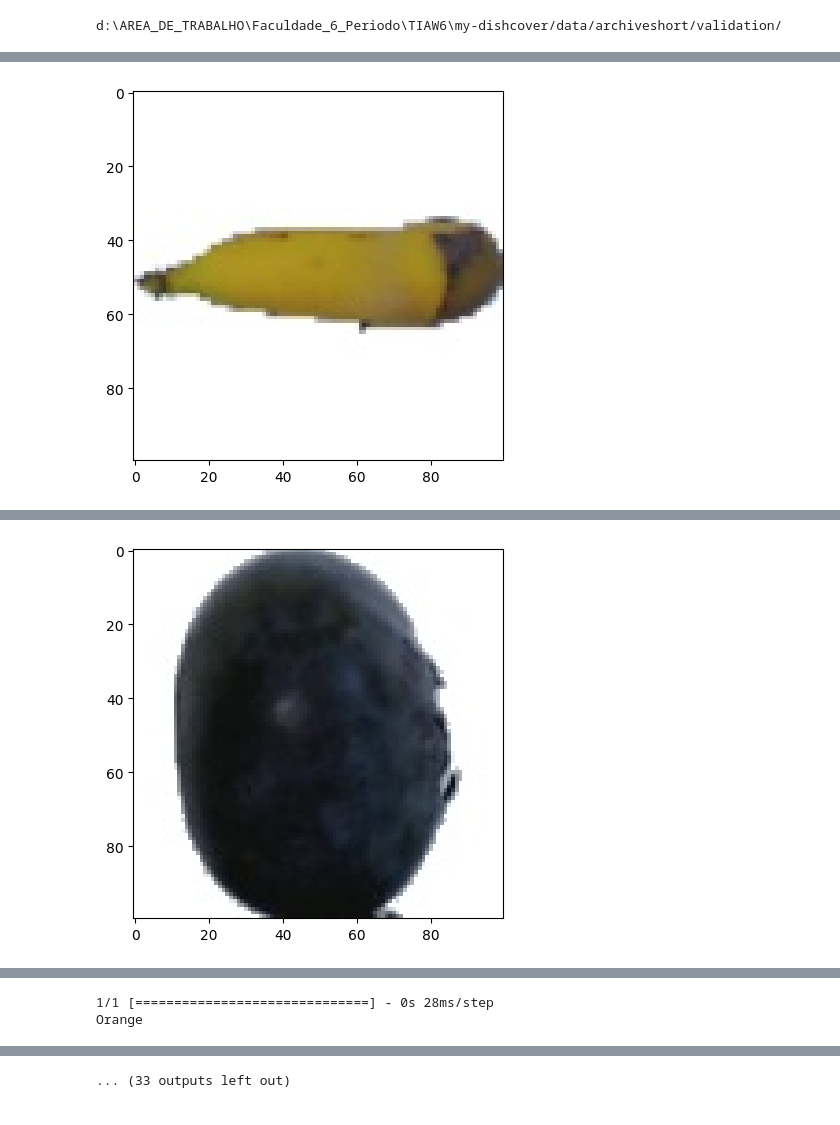
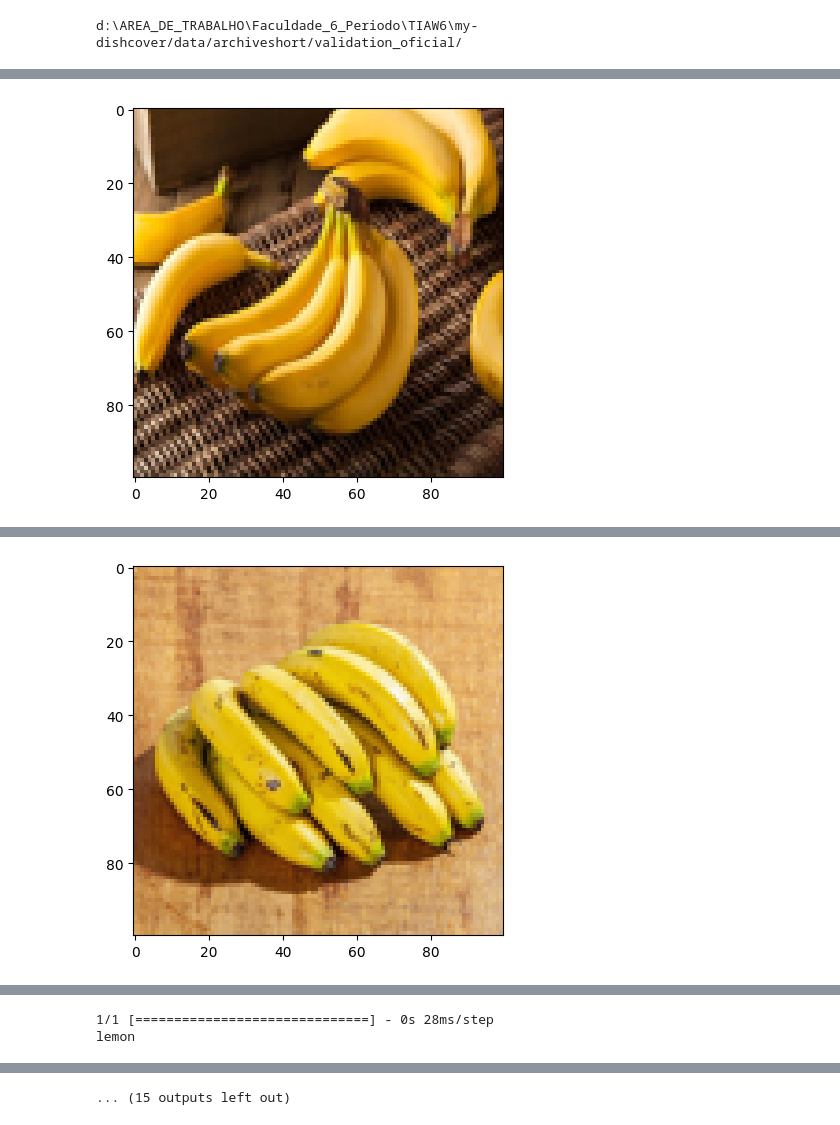
Before and after one commit to LucasVinicius314/dishcover, a Jupyter notebook: ia/rede_neural_class.ipynb, the cells around one changed output, grey strips where cells are left out. Saved outputs shown, nothing was run; the diff lists cells and outputs as text; code cells hidden in the pictures.

```diff
--- a/ia/rede_neural_class.ipynb
+++ b/ia/rede_neural_class.ipynb
@@ -11,7 +11,7 @@ from scikeras.wrappers import KerasClassifier
 import cv2
 import os
 # %%
-img = image.load_img("./data/archiveshort/validation/3ue6xm.jpg")
+img = image.load_img("./data/archiveshort/validation/3lci8x.jpg")
 plt.imshow(img)
 # %% [output]
 <matplotlib.image.AxesImage at 0x...>
@@ -23,6 +23,6 @@ cv2.imread("./data/archiveshort/validation/q4nlo5.jpg").shape
 # %%
-path_treino = "./data/archiveshort/train/"
-path_test = "./data/archiveshort/train/"
+path_treino = "./data/archiveshort/data/train/"
+path_test = "./data/archiveshort/data/test/"
 # %%
 # Pré-processamento dos dados
 train_datagen = ImageDataGenerator(rescale=1./255)
@@ -104,3 +109,5 @@ Epoch 50/50
+# %%
+model = load_model("./model/modelo_fruits_classifier.h5")
 # %%
 from sklearn.model_selection import cross_val_score
 from sklearn.model_selection import KFold
@@ -157,15 +150,26 @@ plt.show()
 # %%
+from PIL import Image
+
 dire = os.getcwd()
 
-diretorio = dire + "/data/archiveshort/validation/"
+diretorio = dire + "/data/archiveshort/validation_oficial/"
+# diretorio = dire + "/data/archiveshort/data/validation/"
 
 print(diretorio)
 
 for filename in os.listdir(diretorio):
 
-    if filename.endswith(".jpg") or filename.endswith(".png"):
+
+      if filename.endswith(".jpg") or filename.endswith(".png") or filename.endswith(".jpeg"):
+
         img_path = os.path.join(diretorio, filename)
-        img = image.load_img(img_path)
+
+        img = Image.open(img_path)
+        # imagem_redimensionada = img.resize((100,100))
+        # imagem_redimensionada.save(img_path)
+
+        # img = image.load_img(img_path)
+        img = img.resize((100,100))
         plt.imshow(img)
         plt.show()
 
@@ -173,7 +177,6 @@ for filename in os.listdir(diretorio):
         x = np.expand_dims(x, axis=0)
         images = np.vstack([x])
         value = model.predict(images)
-
         value = value[0].tolist()
 
         value_list_int = list(map(int, value))
@@ -181,6 +184,7 @@ for filename in os.listdir(diretorio):
         maxValue = max(value_list_int)
         valu_posi = value_list_int.index(maxValue)
 
+
         dictClassifier = train_dataset.class_indices
 
         for i,each in enumerate(dictClassifier):
@@ -188,4 +192,4 @@ for filename in os.listdir(diretorio):
           if(valu_posi == i):
             print(each)
 # %% [output]
-d:\AREA_DE_TRABALHO\Faculdade_6_Periodo\TIAW6\my-dishcover/data/archiveshort/validation/
+d:\AREA_DE_TRABALHO\Faculdade_6_Periodo\TIAW6\my-dishcover/data/archiveshort/validation_oficial/
@@ -195 +199 @@ Orange
-[figure, old version]
+[figure, new version]
@@ -198 +202 @@ Banana
-[figure, old version]
+[figure, new version]
@@ -205,2 +209,2 @@ Watermelon
 1/1 [==============================] - 0s 28ms/step
-Orange
+lemon
@@ -208 +212 @@ Orange
-... (33 outputs left out)
+... (15 outputs left out)
```
Also changed, not shown: parts of 11 cells of this notebook, 1 other file.
